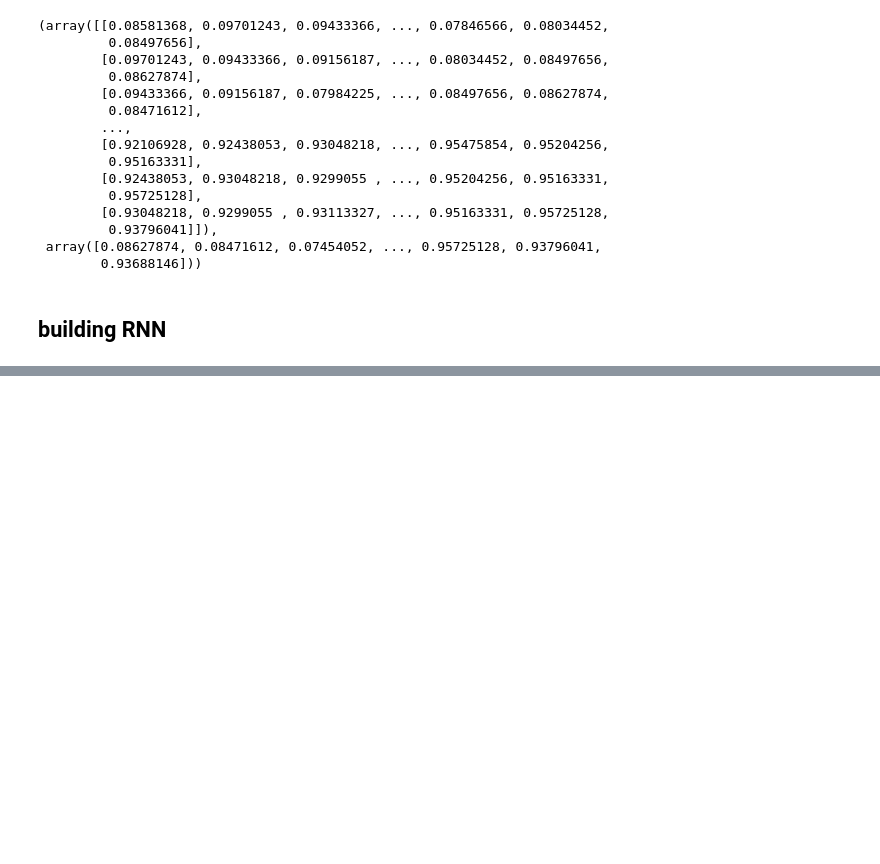
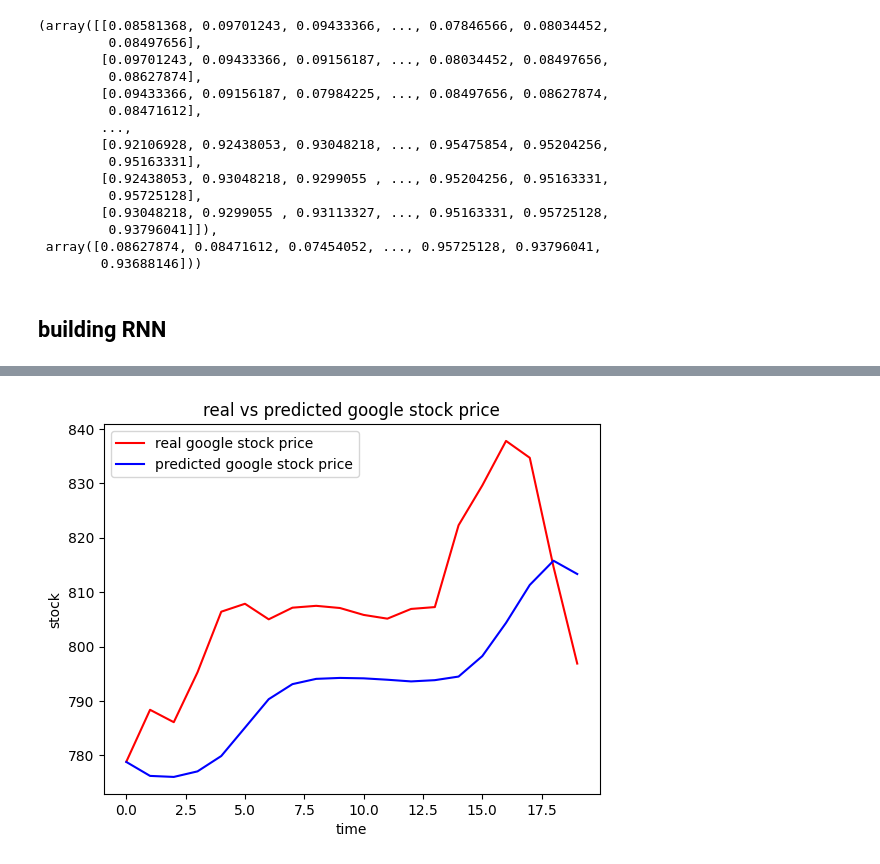
Before and after one commit to sumaaithal/DeepLearning, a Jupyter notebook: Google_stock_price_RNN.ipynb, the cells around one changed output, grey strips where cells are left out. Drawn from its saved outputs; the diff is of its cells as text; code cells hidden in the pictures; blank space fills up the shorter version.

```diff
--- a/Google_stock_price_RNN.ipynb
+++ b/Google_stock_price_RNN.ipynb
@@ -88,0 +124,13 @@ regressor.compile(optimizer='adam',loss='mean_squared_error')
+# %%
+##creating 60 times steps(60 past steps) and 1 output
+X_test = []
+
+for i in range(60,80):
+  X_test.append(inputs[i-60:i,0])
+
+X_test = np.array(X_test)
+# %%
+## add new dimention
+X_test = np.reshape(X_test, (X_test.shape[0],X_test.shape[1],1))
+# %%
+y_pred = regressor.predict(X_test) #scaled values
@@ -88,0 +139,15 @@ regressor.compile(optimizer='adam',loss='mean_squared_error')
+# %%
+## get the original value using inverse transform method
+y_pred = sc.inverse_transform(y_pred)
+# %%
+#visualizing the final prediction
+plt.plot(test_set, color='red',label='real google stock price')
+plt.plot(y_pred, color='blue',label='predicted google stock price')
+plt.title("real vs predicted google stock price")
+
+plt.xlabel("time")
+plt.ylabel("stock")
+plt.legend()
+plt.show()
+# %% [output]
+[figure, added]
```
Also changed, not shown: parts of 7 cells of this notebook.
